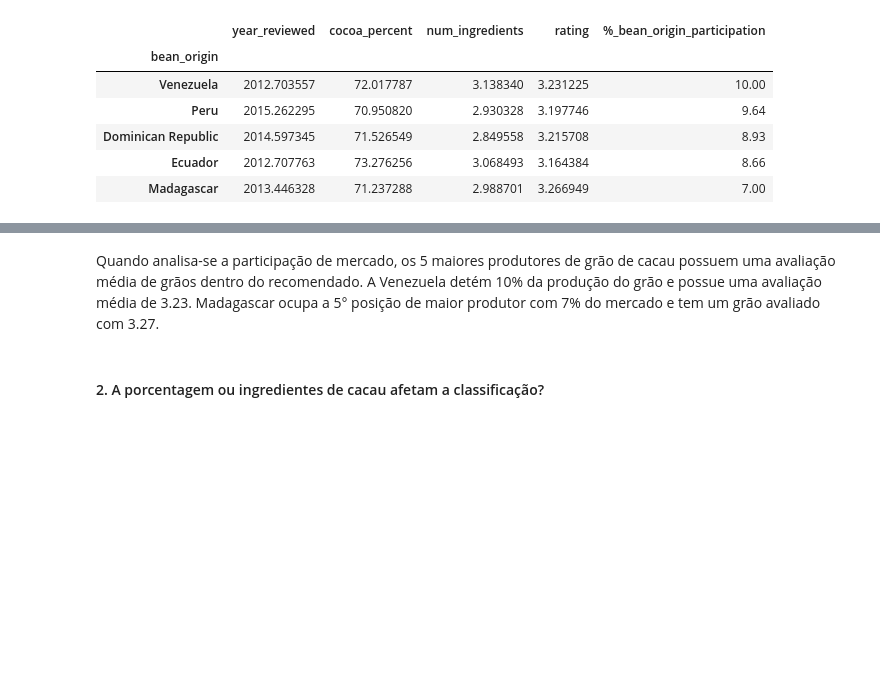
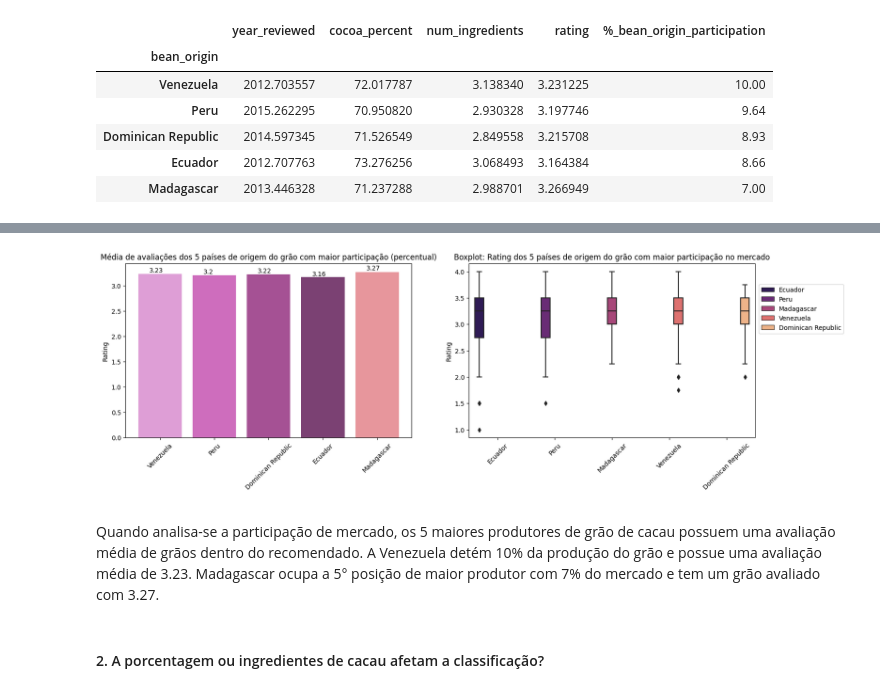
Before and after one commit to talitacgs/ChocolateBar_Analysis, a Jupyter notebook: chocolate_analysis.ipynb, the cells around one changed output, grey strips where cells are left out. Cells and saved outputs as stored; diff of their text form; code cells hidden in the pictures; blank space fills up the shorter version.

```diff
--- a/chocolate_analysis.ipynb
+++ b/chocolate_analysis.ipynb
@@ -347,5 +291,63 @@ plt.show()
-# %% [markdown]
-Quando analisa-se a participação de mercado, os 5 maiores produtores de grão de cacau possuem uma avaliação média de grãos dentro do recomendado. A Venezuela detém 10% da produção do grão e possue uma avaliação média de 3.23. Madagascar ocupa a 5° posição de maior produtor com 7% do mercado e tem um grão avaliado com 3.27.
+# %%
+fig,axes = plt.subplots(nrows=1,ncols=2,figsize=(18,5))
+
+#Bar chart
+
+#--------------------------------------------------------------------------------------REFATORAR !!!!!
+j=0
+altura = []
+while j < 6:
+    for i in df_origin_bean_participation["rating"]:
+       altura.append(round(i,2))
+    j += 1
+
+posicao = []
+for i in range(0,5,1):
+   posicao.append(i)
+#--------------------------------------------------------------------------------------
+
+#plot(x,y)
+col_map = plt.get_cmap('tab20b_r')
+axes[0].bar(df_origin_bean_participation.index[:5],df_origin_bean_participation["rating"][:5],color=col_map.colors)
+
+#Definindo labels
+axes[0].set(ylabel="Rating",
+            title="Média de avaliações dos 5 países de origem do grão com maior participação (percentual)")
+
+axes[0].set_xticks(ticks = np.arange(5),labels = df_origin_bean_participation.index[:5],rotation = 45)
+
+#Colocando a quantidade em cada barra -> x=posição, y=altura, s=altura
+for i in range(5):
+   axes[0].text(x=posicao[i]-0.2, y=altura[i]+0.03, s=str(altura[i]),
+           fontsize=10)
+
+#Boxplot
+df_bean_origin_top_participation = df.loc[((df["bean_origin"] == "Venezuela")|
+                              (df["bean_origin"] == "Peru")|
+                              (df["bean_origin"] == "Dominican Republic")|
+                              (df["bean_origin"] == "Ecuador")|
+                              (df["bean_origin"] == "Madagascar"))]
+
+df_bean_origin_top_participation = df_bean_origin_top_participation.sort_values(by="rating",ascending=False)
+
+#plot(x,y)
+sns.boxplot(x="bean_origin", y="rating",hue="bean_origin", palette="magma", data=df_bean_origin_top_participation,ax=axes[1]);
+
+axes[1].set_xticks(ticks = np.arange(5),labels = df_bean_origin_top_participation["bean_origin"].unique(),rotation = 45)
+
+#Definindo labels
+axes[1].set(xlabel = " ",
+            ylabel="Rating",
+            title="Boxplot: Rating dos 5 países de origem do grão com maior participação no mercado")
+
+
+axes[1].legend(bbox_to_anchor=(0.52, 0.8, 0.8, 0.1))
+
+plt.show()
+# %% [output]
+[figure, added]
+# %% [markdown]
+Quando analisa-se a participação de mercado, os 5 maiores produtores de grão de cacau possuem uma avaliação média de grãos dentro do recomendado. A Venezuela detém 10% da produção do grão e possue uma avaliação média de 3.23. Madagascar ocupa a 5° posição de maior produtor com 7% do mercado e tem um grão avaliado com 3.27.
 # %% [markdown]
 #### 2. A porcentagem ou ingredientes de cacau afetam a classificação?
 # %%
```
Also changed, not shown: parts of 14 cells of this notebook.
